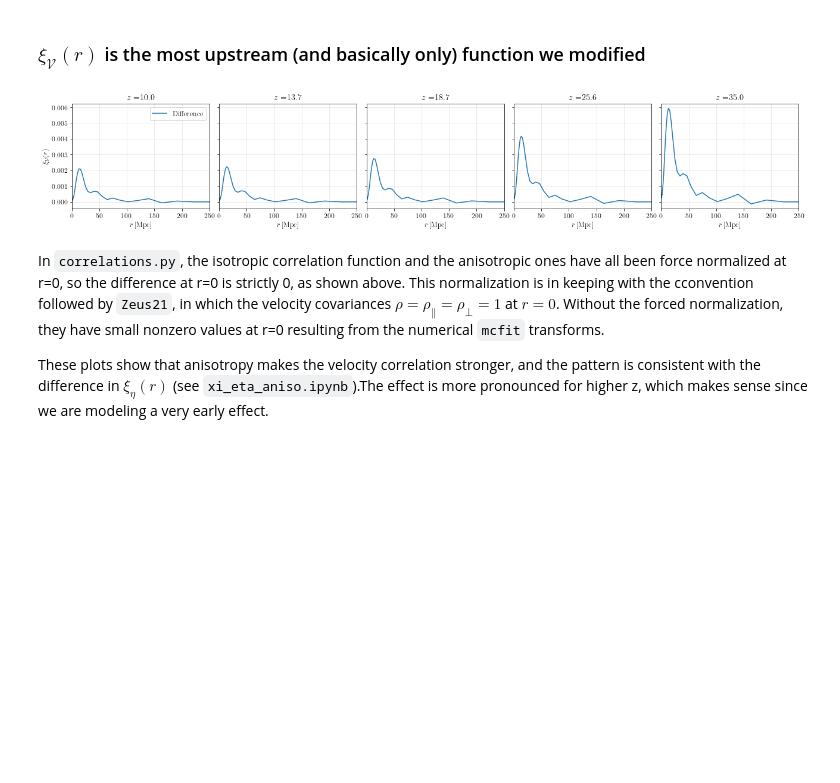
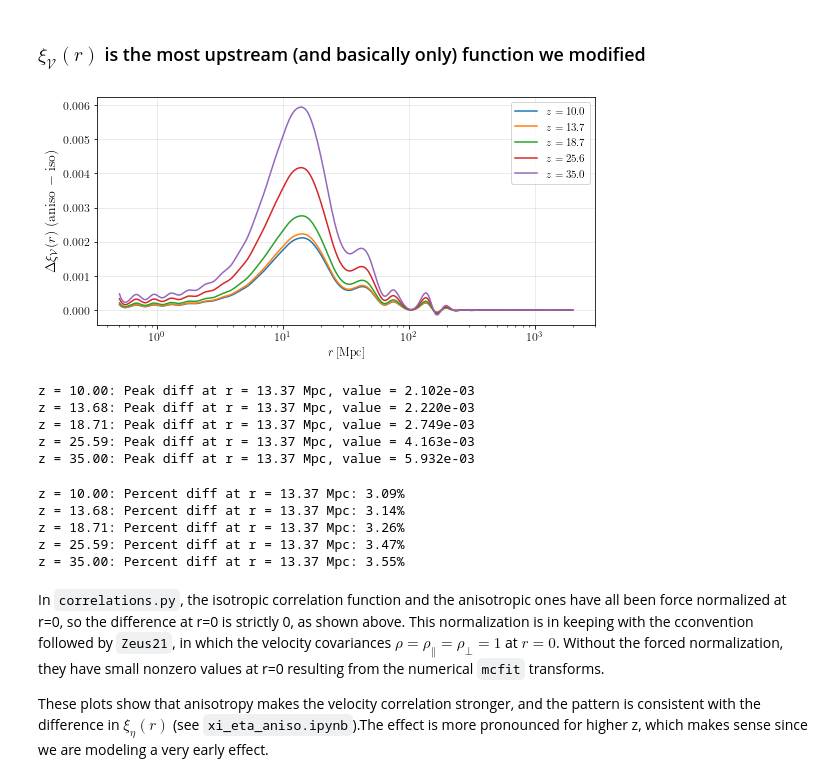
Before and after one commit to ryanyrzh/Zeus21, a Jupyter notebook: aniso_tests/corr_breakdown.ipynb, the cells around one changed output. Cells and saved outputs as stored; diff of their text form; code cells hidden in the pictures; blank space fills up the shorter version.

Commit message:
Condense and format plots; compute percentage difference

```diff
--- a/aniso_tests/corr_breakdown.ipynb
+++ b/aniso_tests/corr_breakdown.ipynb
@@ -331,34 +331,77 @@ Text(0.5, 0.98, 'Nonlinear $\\Delta^2_{21}(z)$')
 # %% [markdown]
 ### $\xi_\mathcal{V}(r)$ is the most upstream (and basically only) function we modified
 # %%
+from scipy.interpolate import interp1d
+
 xi_V = PS21._etaCorr_xa
 xi_V_aniso = PS21_aniso._etaCorr_xa
 
 R1_choose = 0
 R2_choose = 0
 
 xi_V_R1R2 = xi_V[:, R1_choose, R2_choose, :]
 xi_V_aniso_R1R2 = xi_V_aniso[:, R1_choose, R2_choose, :]
 xi_V_R1R2_diff = xi_V_aniso_R1R2 - xi_V_R1R2
 
 Nz = xi_V_R1R2.shape[0]
 idxs = np.unique(np.linspace(0, Nz - 1, 5, dtype=int))
 
-fig, axes = plt.subplots(1, len(idxs), figsize=(18, 3.5), sharey=True)
-for ax, i in zip(axes, idxs):
-    ax.plot(rlist, xi_V_R1R2_diff[i, :], label='Difference')
-    # ax.plot(rlist, xi_V_R1R2[i, :], label='aniso')
-    # ax.plot(rlist, xi_V_aniso_R1R2[i, :], label='aniso_mod')
-    ax.set_xlim(0, 250)
-    ax.set_title(r"$z=${%.1f}" % (zlist[i]))
-    ax.set_xlabel(r"$r\,[\mathrm{Mpc}]$")
-    ax.grid(True, alpha=0.3)
+# Create a dense r grid for interpolation (log-spaced to preserve shape)
+rlist_dense = np.logspace(np.log10(np.max([np.min(rlist[rlist>0]), 1e-3])), np.log10(np.max(rlist)), 300)
 
-axes[0].set_ylabel(r'$\xi_\mathcal{V}(r)$')
-axes[0].legend()
+fig, ax = plt.subplots(1, 1, figsize=(8, 4))
+for i in idxs:
+    # Interpolate in log-space for r > 0
+    valid_idx = rlist > 0  # Avoid log(0)
+    interp_func = interp1d(np.log10(rlist[valid_idx]), xi_V_R1R2_diff[i, valid_idx], kind='cubic', fill_value="extrapolate")
+    y_dense = interp_func(np.log10(rlist_dense))
+    ax.plot(rlist_dense, y_dense, label=r"$z={:.1f}$".format(zlist[i]))
+# ax.set_xlim(0, 250)
+ax.set_xscale('log')
+ax.set_xlabel(r"$r\,[\mathrm{Mpc}]$")
+ax.set_ylabel(r'$\Delta\xi_\mathcal{V}(r)$ (aniso $-$ iso)', fontsize=14)
+ax.grid(True, alpha=0.3)
+ax.legend(fontsize=11, title_fontsize=12)
+# ax.set_title(r"Difference in $\xi_\mathcal{V}(r)$ (aniso $-$ iso) for Selected $z$", fontsize=15)
 plt.tight_layout()
 # %% [output]
-[figure, old version]
+[figure, new version]
+# %%
+# Find r value at peak difference for each chosen z
+r_peak_vals = []
+xi_peak_vals = []
+for i in idxs:
+    idx_peak = np.argmax(np.abs(xi_V_R1R2_diff[i, :]))
+    r_peak = rlist[idx_peak]
+    xi_peak = xi_V_R1R2_diff[i, idx_peak]
+    r_peak_vals.append(r_peak)
+    xi_peak_vals.append(xi_peak)
+    print(f"z = {zlist[i]:.2f}: Peak diff at r = {r_peak:.2f} Mpc, value = {xi_peak:.3e}")
+# %% [output]
+z = 10.00: Peak diff at r = 13.37 Mpc, value = 2.102e-03
+z = 13.68: Peak diff at r = 13.37 Mpc, value = 2.220e-03
+z = 18.71: Peak diff at r = 13.37 Mpc, value = 2.749e-03
+z = 25.59: Peak diff at r = 13.37 Mpc, value = 4.163e-03
+z = 35.00: Peak diff at r = 13.37 Mpc, value = 5.932e-03
+# %%
+# Compute percent difference w.r.t. iso at the peak difference for each chosen z
+percent_diffs = []
+for i, r_peak, xi_peak in zip(idxs, r_peak_vals, xi_peak_vals):
+    # Find the value of the isotropic correlation at r_peak
+    idx_r = np.argmin(np.abs(rlist - r_peak))
+    xi_iso = xi_V_R1R2[i, idx_r]
+    if np.abs(xi_iso) > 0:
+        percent_diff = 100 * xi_peak / xi_iso
+    else:
+        percent_diff = np.nan  # avoid divide by zero
+    percent_diffs.append(percent_diff)
+    print(f"z = {zlist[i]:.2f}: Percent diff at r = {r_peak:.2f} Mpc: {percent_diff:.2f}%")
+# %% [output]
+z = 10.00: Percent diff at r = 13.37 Mpc: 3.09%
+z = 13.68: Percent diff at r = 13.37 Mpc: 3.14%
+z = 18.71: Percent diff at r = 13.37 Mpc: 3.26%
+z = 25.59: Percent diff at r = 13.37 Mpc: 3.47%
+z = 35.00: Percent diff at r = 13.37 Mpc: 3.55%
 # %% [markdown]
 In `correlations.py`, the isotropic correlation function and the anisotropic ones have all been force normalized at r=0, so the difference at r=0 is strictly 0, as shown above. This normalization is in keeping with the cconvention followed by `Zeus21`, in which the velocity covariances $\rho=\rho_\parallel=\rho_\perp=1$ at $r=0$. Without the forced normalization, they have small nonzero values at r=0 resulting from the numerical `mcfit` transforms.
 
```
Also changed, not shown: parts of 11 cells of this notebook.
